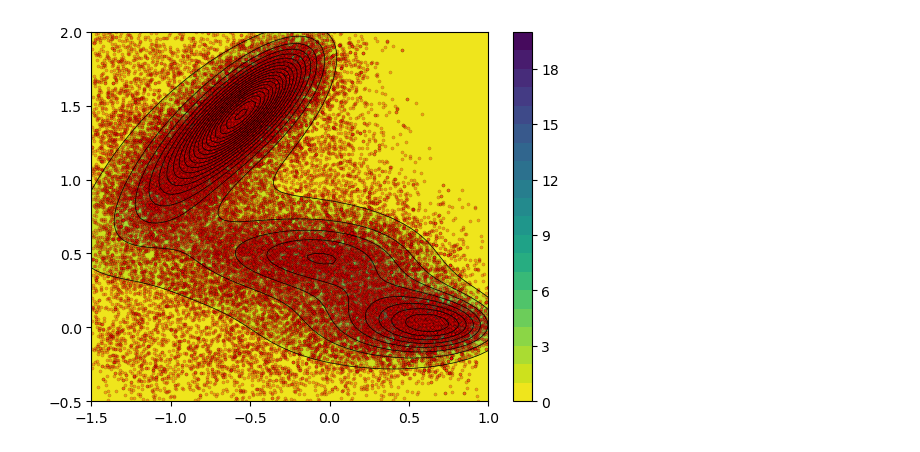
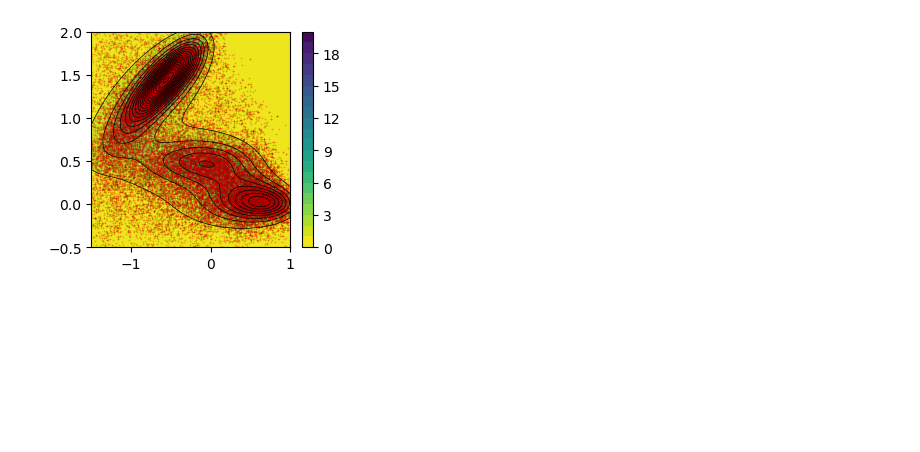
Before and after one commit to CongWang98/MCMC, a Jupyter notebook: MCMC.ipynb, the cells around one changed output. Drawn from its saved outputs; the diff is of its cells as text; code cells hidden in the pictures; blank space fills up the shorter version.

```diff
--- a/MCMC.ipynb
+++ b/MCMC.ipynb
@@ -32,10 +33,10 @@ plt.show()
 samples = MCMC(muller_prob, 50000, 0.1, [-0.5, 1.5], np.array([[-1.5, 1], [-0.5, 2]]))
 # %%
 # plot muller potential with samples
-plt.contourf(X, Y, P, 20, cmap=cm.viridis_r)
-plt.colorbar()
-plt.contour(X, Y, P, 20, linewidths=0.5, colors='black')
-plt.scatter(samples[:, 0], samples[:, 1], s=5, c='red', alpha=0.3, edgecolors='black', linewidths=0.3)
-plt.show()
+fig, ax = plt.subplots(1, 1, figsize=(3.2, 2.8))
+im = ax.contourf(X, Y, P, 20, cmap=cm.viridis_r)
+ax.contour(X, Y, P, 20, linewidths=0.5, colors='black')
+ax.scatter(samples[:, 0], samples[:, 1], s=1, c='red', alpha=0.3, edgecolors='black', linewidths=0.1)
+cbar = fig.colorbar(im)
 # %% [output]
-[figure, old version]
+[figure, new version]
```
Also changed, not shown: parts of 3 cells of this notebook.
